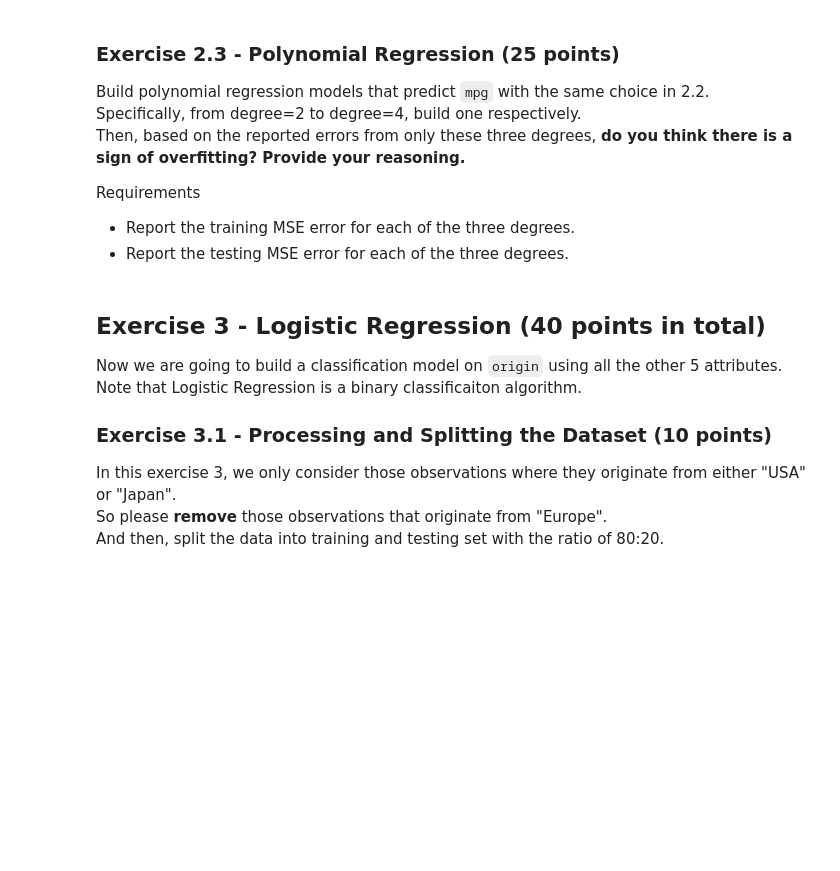
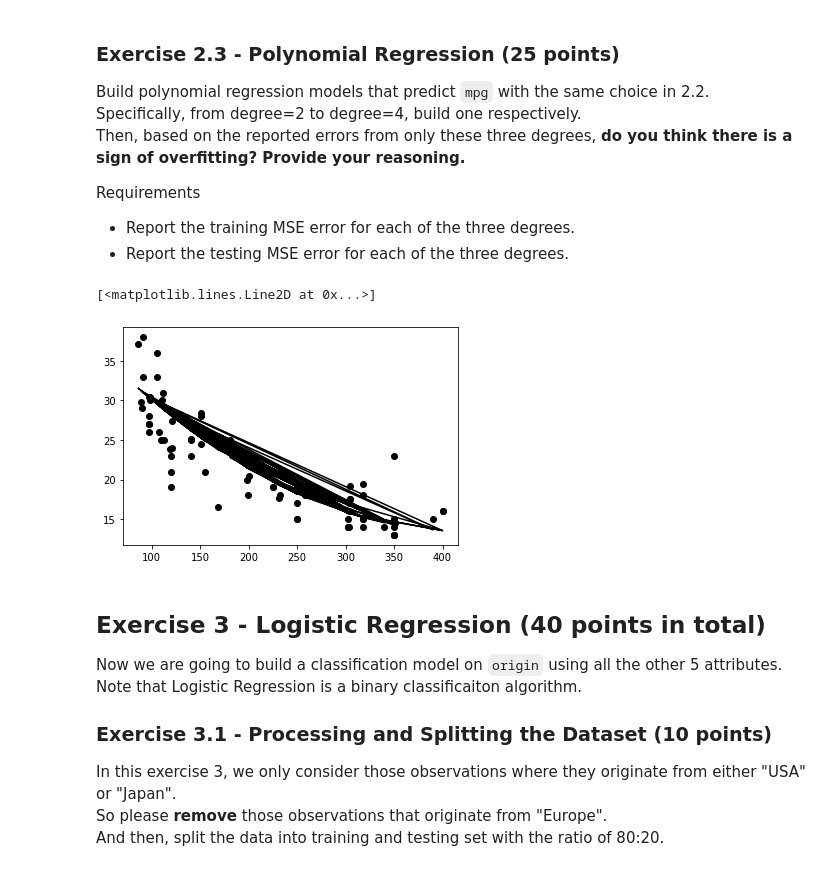
Before and after one commit to cwdaggs/ecs171, a Jupyter notebook: HW1/HW1.ipynb, the cells around one changed output. Saved outputs shown, nothing was run; the diff lists cells and outputs as text; code cells hidden in the pictures; blank space fills up the shorter version.

```diff
--- a/HW1/HW1.ipynb
+++ b/HW1/HW1.ipynb
@@ -127,6 +129,18 @@ Then, based on the reported errors from only these three degrees, **do you think
 Requirements
  - Report the training MSE error for each of the three degrees.
  - Report the testing MSE error for each of the three degrees.
+# %%
+from sklearn.preprocessing import PolynomialFeatures
+from sklearn.pipeline import make_pipeline
+
+degree=2
+polyreg=make_pipeline(PolynomialFeatures(degree),linear_model.LinearRegression())
+polyreg.fit(x_train.values.reshape(-1,1), y_train)
+plt.scatter(x_test, y_test, color='black')
+plt.plot(x_test,polyreg.predict(x_test.values.reshape(-1,1)),color="black")
+# %% [output]
+[<matplotlib.lines.Line2D at 0x...>]
+[figure, added]
 # %% [markdown]
 ## Exercise 3 - Logistic Regression (40 points in total)
 
```
Also changed, not shown: parts of 8 cells of this notebook.
